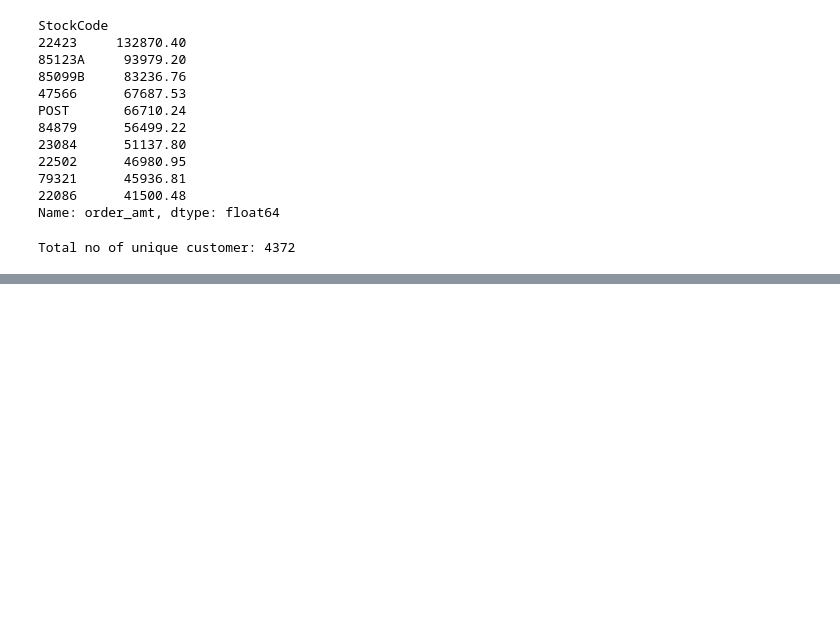
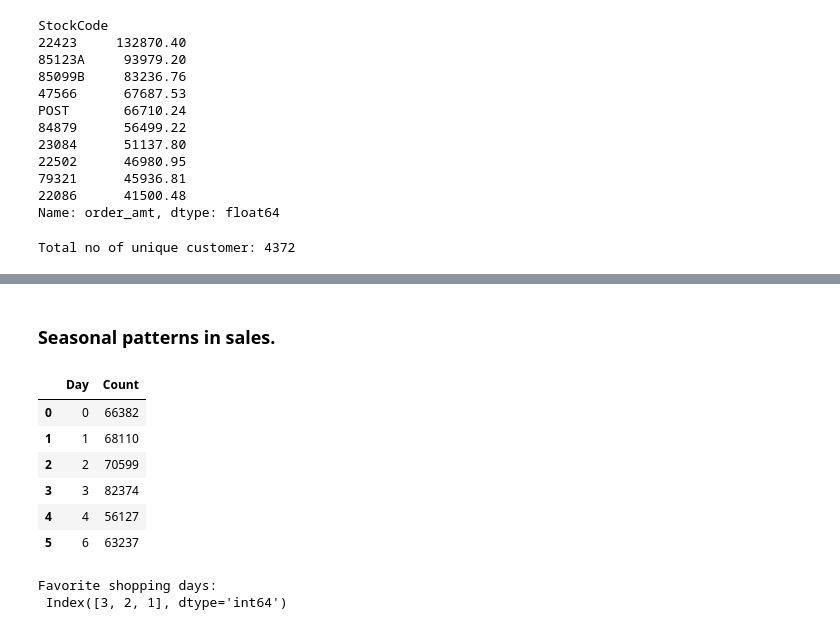
Before and after one commit to seemantk-protean/DevopsRepo, a Jupyter notebook: 29-07-2024.ipynb, the cells around one changed output, grey strips where cells are left out. Cells and saved outputs as stored; diff of their text form; code cells hidden in the pictures; blank space fills up the shorter version.

```diff
--- a/29-07-2024.ipynb
+++ b/29-07-2024.ipynb
@@ -240,0 +272,26 @@ df[df['StockCode'].isin([unique_stock])][['StockCode',"Description"]]
+# %% [markdown]
+### Seasonal patterns in sales.
+# %%
+favorite_shopping_day = df.groupby(['Day']).size().reset_index(name='Count')
+favorite_shopping_day
+# favorite_shopping_day = favorite_shopping_day.loc[favorite_shopping_day.groupby('CustomerID')['Count'].idxmax()][['CustomerID', 'Day']]
+# %% [output]
+|  | Day | Count |
+| 0 | 0 | 66382 |
+| 1 | 1 | 68110 |
+| 2 | 2 | 70599 |
+| 3 | 3 | 82374 |
+| 4 | 4 | 56127 |
+| 5 | 6 | 63237 |
+# %%
+favorite_shopping_day['Count'].sort_values(ascending=False)
+# top 3 Shopping day of week
+print("Favorite shopping days:\n",favorite_shopping_day['Count'].sort_values(ascending=False).index[0:3])
+
+
+# 1- Tuesday
+# 2- Wednesday
+# 3- thrusday
+# %% [output]
+Favorite shopping days:
+ Index([3, 2, 1], dtype='int64')
```
Also changed, not shown: parts of 5 cells of this notebook, 1 other file.
